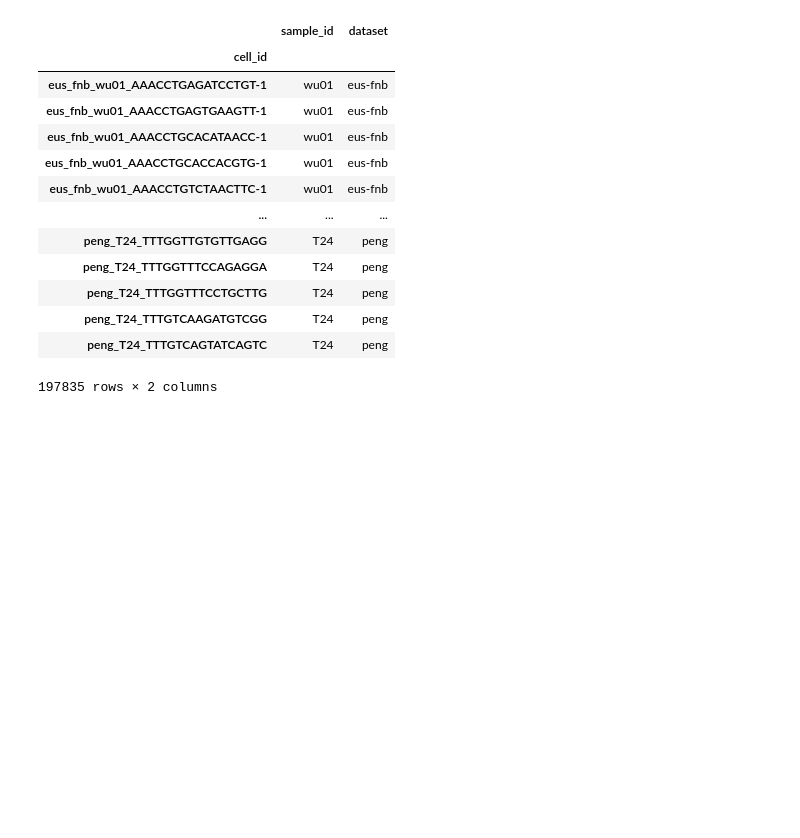
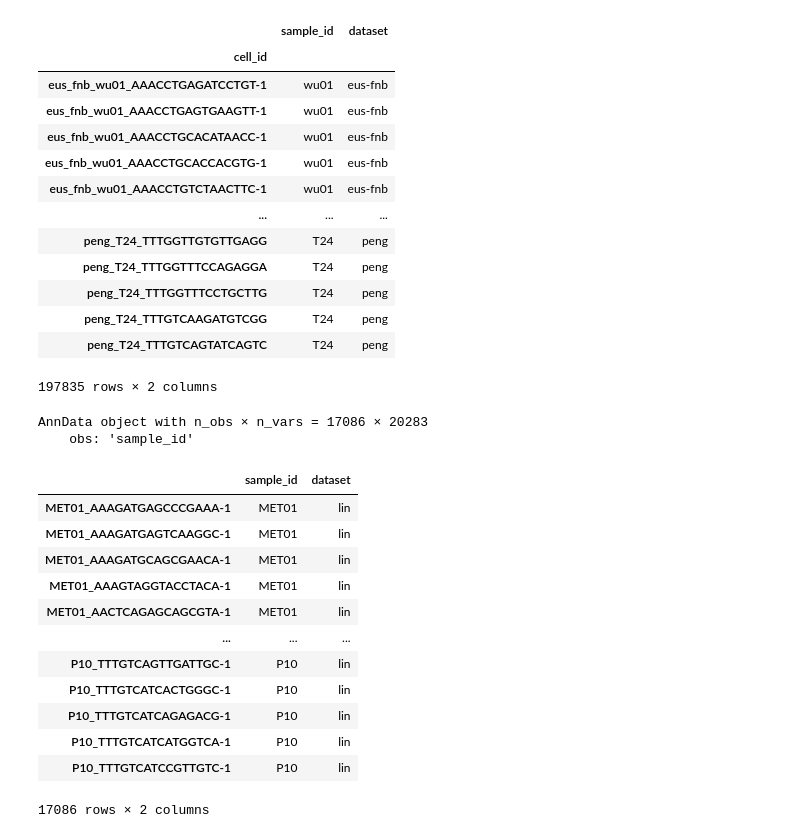
Before and after one commit to estorrs/single-cell-pdac, a Jupyter notebook: notebooks/single_cell_construction_partitioning.ipynb, the cells around one changed output. Drawn from its saved outputs; the diff is of its cells as text; code cells hidden in the pictures; blank space fills up the shorter version.

```diff
--- a/notebooks/single_cell_construction_partitioning.ipynb
+++ b/notebooks/single_cell_construction_partitioning.ipynb
@@ -229,0 +231,23 @@ metadata
+# %%
+lin = sc.read_h5ad('../data/single_cell/original/lin/lin.h5ad')
+lin
+# %% [output]
+AnnData object with n_obs × n_vars = 17086 × 20283
+    obs: 'sample_id'
+# %%
+lin.obs['dataset'] = 'lin'
+lin.obs
+# %% [output]
+|  | sample_id | dataset |
+| MET01_AAAGATGAGCCCGAAA-1 | MET01 | lin |
+| MET01_AAAGATGAGTCAAGGC-1 | MET01 | lin |
+| MET01_AAAGATGCAGCGAACA-1 | MET01 | lin |
+| MET01_AAAGTAGGTACCTACA-1 | MET01 | lin |
+| MET01_AACTCAGAGCAGCGTA-1 | MET01 | lin |
+| ... | ... | ... |
+| P10_TTTGTCAGTTGATTGC-1 | P10 | lin |
+| P10_TTTGTCATCACTGGGC-1 | P10 | lin |
+| P10_TTTGTCATCAGAGACG-1 | P10 | lin |
+| P10_TTTGTCATCATGGTCA-1 | P10 | lin |
+| P10_TTTGTCATCCGTTGTC-1 | P10 | lin |
+17086 rows × 2 columns
```
Also changed, not shown: parts of 5 cells of this notebook, 5 other files.
